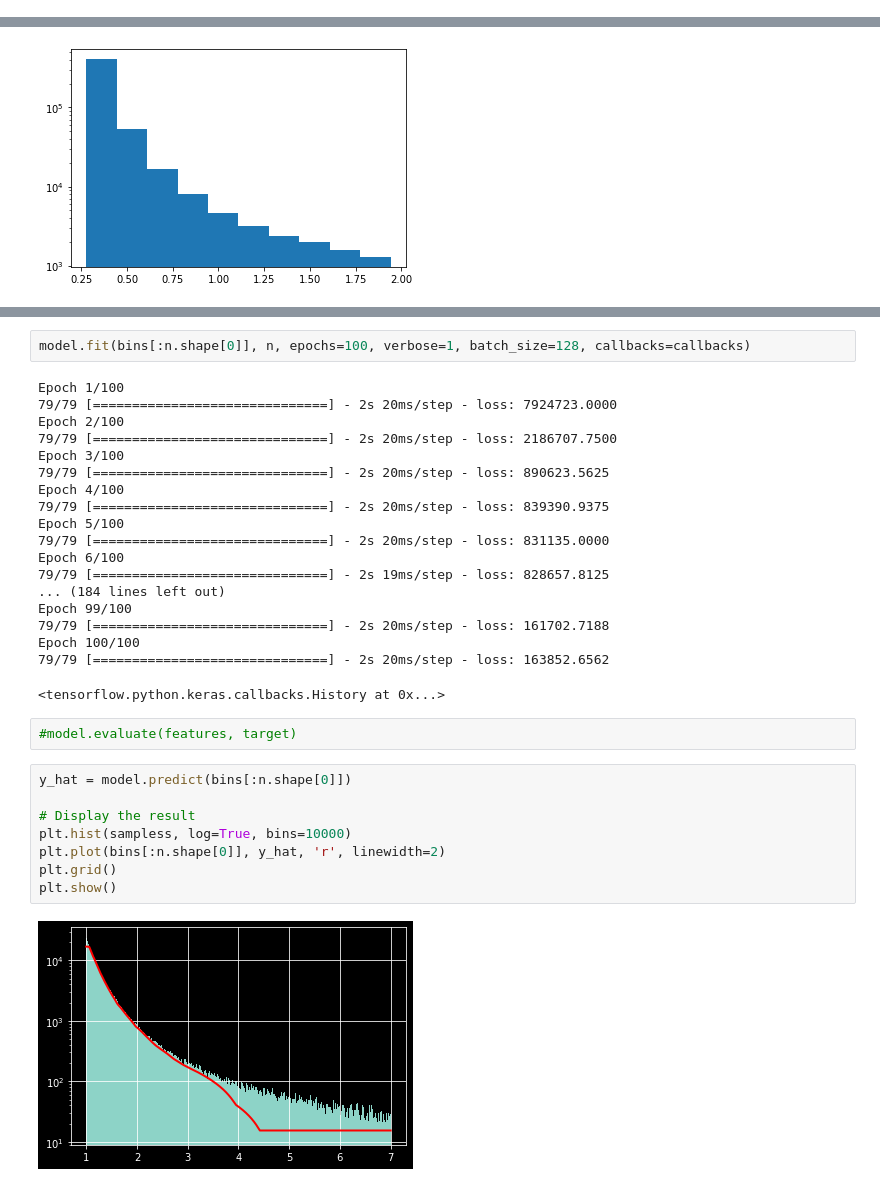
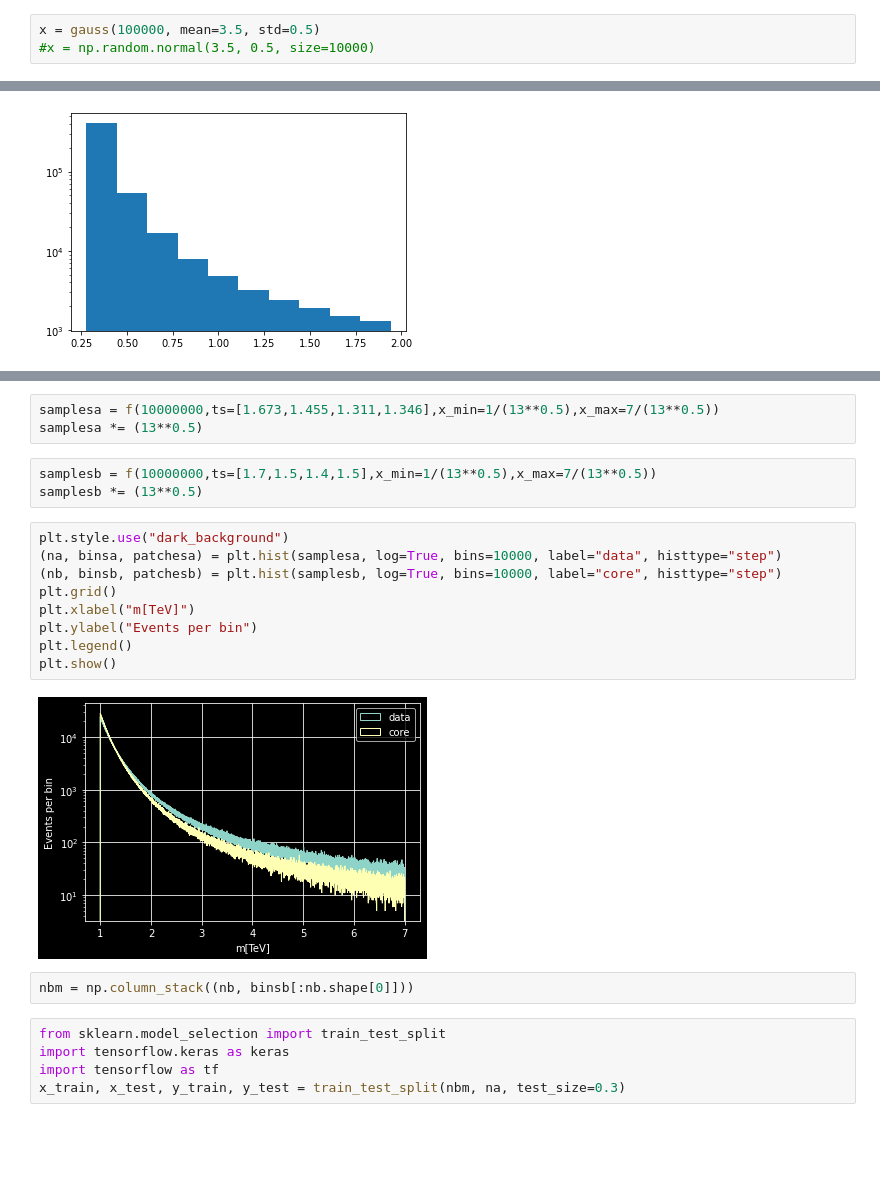
Before and after one commit to TDHTTTT/GCNN, a Jupyter notebook: WIP_bgfit.ipynb, the cells around one changed output, grey strips where cells are left out. Saved outputs shown, nothing was run; the diff lists cells and outputs as text; blank space fills up the shorter version.

Commit message:
added core func

```diff
--- a/WIP_bgfit.ipynb
+++ b/WIP_bgfit.ipynb
@@ -29,0 +26,3 @@ plt.show()
+# %%
+x = gauss(100000, mean=3.5, std=0.5)
+#x = np.random.normal(3.5, 0.5, size=10000)
@@ -226,33 +80,24 @@ _________________________________________________________________
-# %%
-model.fit(bins[:n.shape[0]], n, epochs=100, verbose=1, batch_size=128, callbacks=callbacks)
-# %% [output]
-Epoch 1/100
-79/79 [==============================] - 2s 20ms/step - loss: 7924723.0000
-Epoch 2/100
-79/79 [==============================] - 2s 20ms/step - loss: 2186707.7500
-Epoch 3/100
-79/79 [==============================] - 2s 20ms/step - loss: 890623.5625
-Epoch 4/100
-79/79 [==============================] - 2s 20ms/step - loss: 839390.9375
-Epoch 5/100
-79/79 [==============================] - 2s 20ms/step - loss: 831135.0000
-Epoch 6/100
-79/79 [==============================] - 2s 19ms/step - loss: 828657.8125
-... (184 lines left out)
-Epoch 99/100
-79/79 [==============================] - 2s 20ms/step - loss: 161702.7188
-Epoch 100/100
-79/79 [==============================] - 2s 20ms/step - loss: 163852.6562
-<tensorflow.python.keras.callbacks.History at 0x...>
-# %%
-#model.evaluate(features, target)
-# %%
-y_hat = model.predict(bins[:n.shape[0]])
-
-# Display the result
-plt.hist(sampless, log=True, bins=10000)
-plt.plot(bins[:n.shape[0]], y_hat, 'r', linewidth=2)
-plt.grid()
-plt.show()
-# %% [output]
-[figure, removed]
+# %%
+samplesa = f(10000000,ts=[1.673,1.455,1.311,1.346],x_min=1/(13**0.5),x_max=7/(13**0.5))
+samplesa *= (13**0.5)
+# %%
+samplesb = f(10000000,ts=[1.7,1.5,1.4,1.5],x_min=1/(13**0.5),x_max=7/(13**0.5))
+samplesb *= (13**0.5)
+# %%
+plt.style.use("dark_background")
+(na, binsa, patchesa) = plt.hist(samplesa, log=True, bins=10000, label="data", histtype="step")
+(nb, binsb, patchesb) = plt.hist(samplesb, log=True, bins=10000, label="core", histtype="step")
+plt.grid()
+plt.xlabel("m[TeV]")
+plt.ylabel("Events per bin")
+plt.legend()
+plt.show()
+# %% [output]
+[figure, added]
+# %%
+nbm = np.column_stack((nb, binsb[:nb.shape[0]]))
+# %%
+from sklearn.model_selection import train_test_split
+import tensorflow.keras as keras
+import tensorflow as tf
+x_train, x_test, y_train, y_test = train_test_split(nbm, na, test_size=0.3)
```
Also changed, not shown: parts of 50 cells of this notebook.
